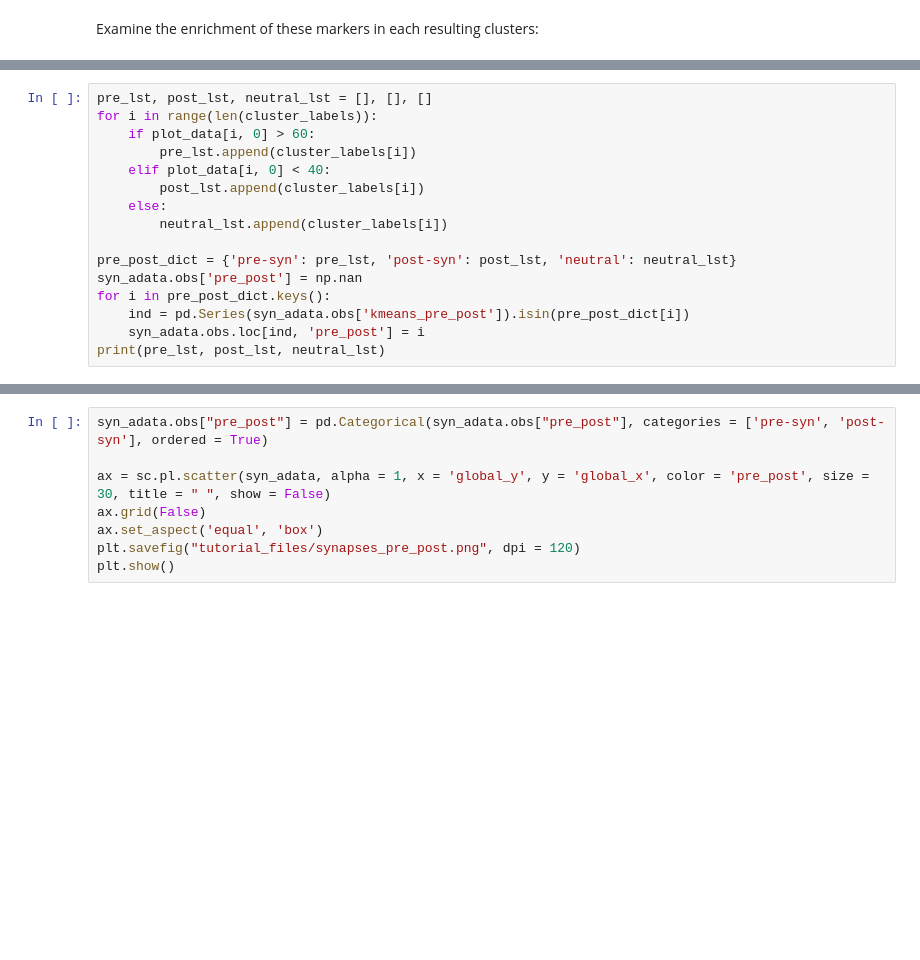
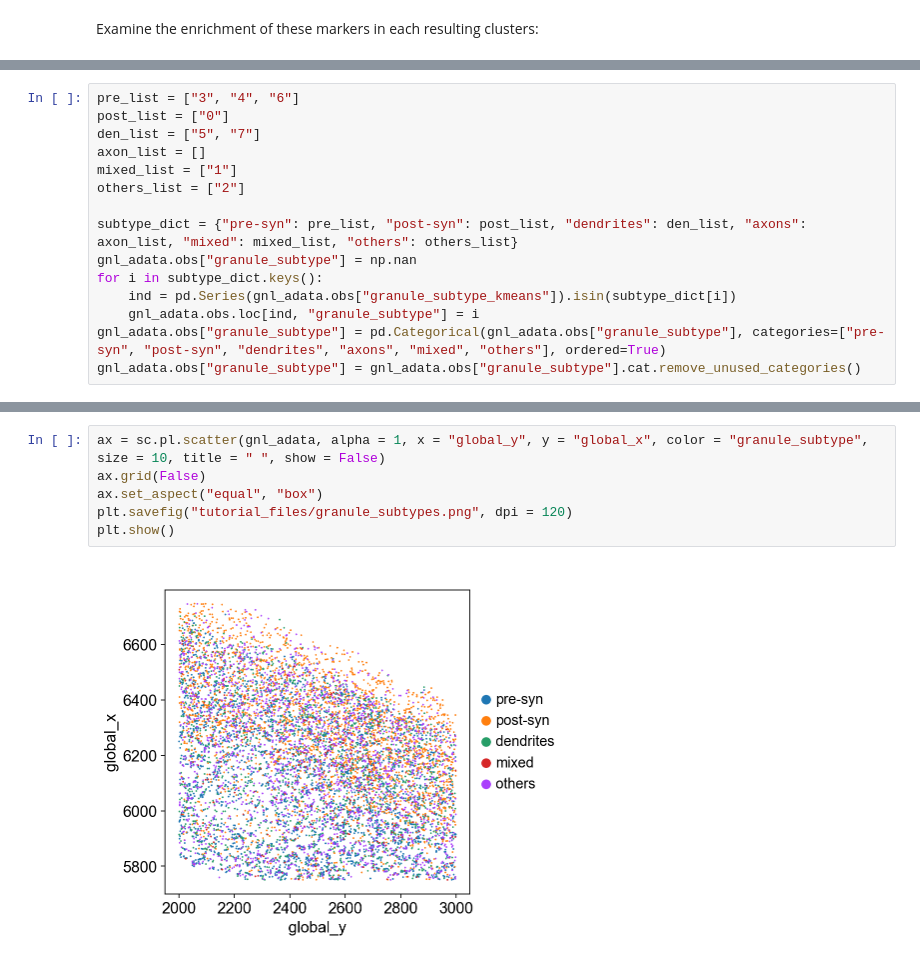
Before and after one commit to chen-yang-yuan/mcDETECT, a Jupyter notebook: tutorial/tutorial.ipynb, the cells around one changed output, grey strips where cells are left out. Cells and saved outputs as stored; diff of their text form; blank space fills up the shorter version.

```diff
--- a/tutorial/tutorial.ipynb
+++ b/tutorial/tutorial.ipynb
@@ -310,17 +349,16 @@ Assign each cluster as representing pre- or post-synapses:
-# %%
-pre_lst, post_lst, neutral_lst = [], [], []
-for i in range(len(cluster_labels)):
-    if plot_data[i, 0] > 60:
-        pre_lst.append(cluster_labels[i])
-    elif plot_data[i, 0] < 40:
-        post_lst.append(cluster_labels[i])
-    else:
-        neutral_lst.append(cluster_labels[i])
-
-pre_post_dict = {'pre-syn': pre_lst, 'post-syn': post_lst, 'neutral': neutral_lst}
-syn_adata.obs['pre_post'] = np.nan
-for i in pre_post_dict.keys():
-    ind = pd.Series(syn_adata.obs['kmeans_pre_post']).isin(pre_post_dict[i])
-    syn_adata.obs.loc[ind, 'pre_post'] = i
-print(pre_lst, post_lst, neutral_lst)
+# %%
+pre_list = ["3", "4", "6"]
+post_list = ["0"]
+den_list = ["5", "7"]
+axon_list = []
+mixed_list = ["1"]
+others_list = ["2"]
+
+subtype_dict = {"pre-syn": pre_list, "post-syn": post_list, "dendrites": den_list, "axons": axon_list, "mixed": mixed_list, "others": others_list}
+gnl_adata.obs["granule_subtype"] = np.nan
+for i in subtype_dict.keys():
+    ind = pd.Series(gnl_adata.obs["granule_subtype_kmeans"]).isin(subtype_dict[i])
+    gnl_adata.obs.loc[ind, "granule_subtype"] = i
+gnl_adata.obs["granule_subtype"] = pd.Categorical(gnl_adata.obs["granule_subtype"], categories=["pre-syn", "post-syn", "dendrites", "axons", "mixed", "others"], ordered=True)
+gnl_adata.obs["granule_subtype"] = gnl_adata.obs["granule_subtype"].cat.remove_unused_categories()
 # %% [markdown]
@@ -328,8 +366,8 @@ Spatial distribution of the identified pre- and post-synapses:
 # %%
-syn_adata.obs["pre_post"] = pd.Categorical(syn_adata.obs["pre_post"], categories = ['pre-syn', 'post-syn'], ordered = True)
-
-ax = sc.pl.scatter(syn_adata, alpha = 1, x = 'global_y', y = 'global_x', color = 'pre_post', size = 30, title = " ", show = False)
+ax = sc.pl.scatter(gnl_adata, alpha = 1, x = "global_y", y = "global_x", color = "granule_subtype", size = 10, title = " ", show = False)
 ax.grid(False)
-ax.set_aspect('equal', 'box')
-plt.savefig("tutorial_files/synapses_pre_post.png", dpi = 120)
+ax.set_aspect("equal", "box")
+plt.savefig("tutorial_files/granule_subtypes.png", dpi = 120)
 plt.show()
+# %% [output]
+[figure, added]
```
Also changed, not shown: parts of 38 cells of this notebook, 1 other file.
